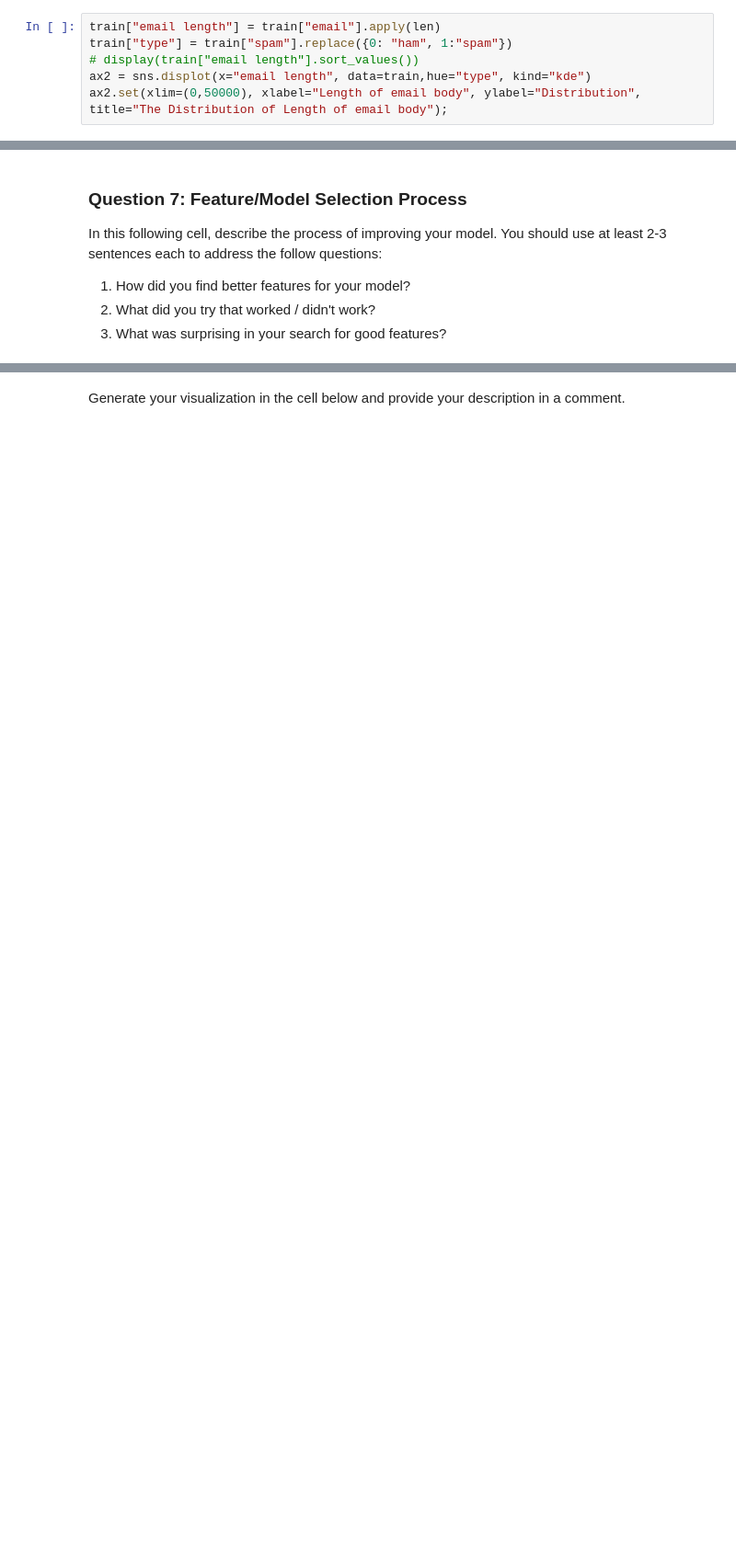
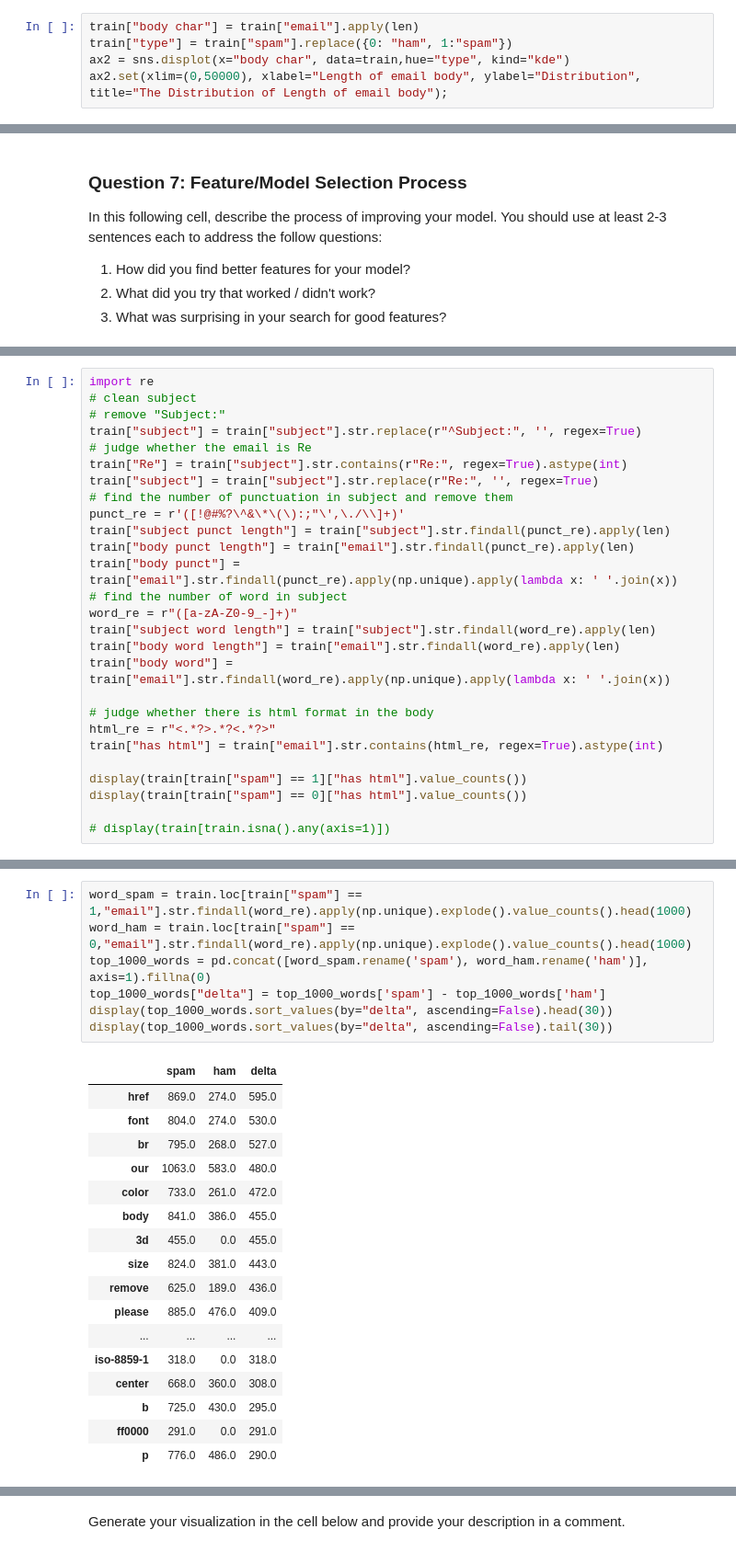
Before and after one commit to wood-ghost/ECE4710_final, a Jupyter notebook: Final.ipynb, the cells around one changed output, grey strips where cells are left out. Shown: that part at 92% size. Saved outputs shown, nothing was run; the diff lists cells and outputs as text; blank space fills up the shorter version.

```diff
--- a/Final.ipynb
+++ b/Final.ipynb
@@ -273,10 +269,9 @@ format: image
 points: 2
 -->
 # %%
-train["email length"] = train["email"].apply(len)
+train["body char"] = train["email"].apply(len)
 train["type"] = train["spam"].replace({0: "ham", 1:"spam"})
-# display(train["email length"].sort_values())
-ax2 = sns.displot(x="email length", data=train,hue="type", kind="kde")
+ax2 = sns.displot(x="body char", data=train,hue="type", kind="kde")
 ax2.set(xlim=(0,50000), xlabel="Length of email body", ylabel="Distribution", title="The Distribution of Length of email body");
 # %% [output]
 [figure]
@@ -525,0 +528,27 @@ _Type your answer here, replacing this text._
+# %%
+import re
+# clean subject
+# remove "Subject:"
+train["subject"] = train["subject"].str.replace(r"^Subject:", '', regex=True)
+# judge whether the email is Re
+train["Re"] = train["subject"].str.contains(r"Re:", regex=True).astype(int)
+train["subject"] = train["subject"].str.replace(r"Re:", '', regex=True)
+# find the number of punctuation in subject and remove them
+punct_re = r'([!@#%?\^&\*\(\):;"\',\./\\]+)'
+train["subject punct length"] = train["subject"].str.findall(punct_re).apply(len)
+train["body punct length"] = train["email"].str.findall(punct_re).apply(len)
+train["body punct"] = train["email"].str.findall(punct_re).apply(np.unique).apply(lambda x: ' '.join(x))
+# find the number of word in subject
+word_re = r"([a-zA-Z0-9_-]+)"
+train["subject word length"] = train["subject"].str.findall(word_re).apply(len)
+train["body word length"] = train["email"].str.findall(word_re).apply(len)
+train["body word"] = train["email"].str.findall(word_re).apply(np.unique).apply(lambda x: ' '.join(x))
+
+# judge whether there is html format in the body
+html_re = r"<.*?>.*?<.*?>"
+train["has html"] = train["email"].str.contains(html_re, regex=True).astype(int)
+
+display(train[train["spam"] == 1]["has html"].value_counts())
+display(train[train["spam"] == 0]["has html"].value_counts())
+
+# display(train[train.isna().any(axis=1)])
@@ -525,0 +562,25 @@ _Type your answer here, replacing this text._
+# %%
+word_spam = train.loc[train["spam"] == 1,"email"].str.findall(word_re).apply(np.unique).explode().value_counts().head(1000)
+word_ham = train.loc[train["spam"] == 0,"email"].str.findall(word_re).apply(np.unique).explode().value_counts().head(1000)
+top_1000_words = pd.concat([word_spam.rename('spam'), word_ham.rename('ham')], axis=1).fillna(0)
+top_1000_words["delta"] = top_1000_words['spam'] - top_1000_words['ham']
+display(top_1000_words.sort_values(by="delta", ascending=False).head(30))
+display(top_1000_words.sort_values(by="delta", ascending=False).tail(30))
+# %% [output]
+|  | spam | ham | delta |
+| href | 869.0 | 274.0 | 595.0 |
+| font | 804.0 | 274.0 | 530.0 |
+| br | 795.0 | 268.0 | 527.0 |
+| our | 1063.0 | 583.0 | 480.0 |
+| color | 733.0 | 261.0 | 472.0 |
+| body | 841.0 | 386.0 | 455.0 |
+| 3d | 455.0 | 0.0 | 455.0 |
+| size | 824.0 | 381.0 | 443.0 |
+| remove | 625.0 | 189.0 | 436.0 |
+| please | 885.0 | 476.0 | 409.0 |
+| ... | ... | ... | ... |
+| iso-8859-1 | 318.0 | 0.0 | 318.0 |
+| center | 668.0 | 360.0 | 308.0 |
+| b | 725.0 | 430.0 | 295.0 |
+| ff0000 | 291.0 | 0.0 | 291.0 |
+| p | 776.0 | 486.0 | 290.0 |
```
Also changed, not shown: parts of 20 cells of this notebook.
